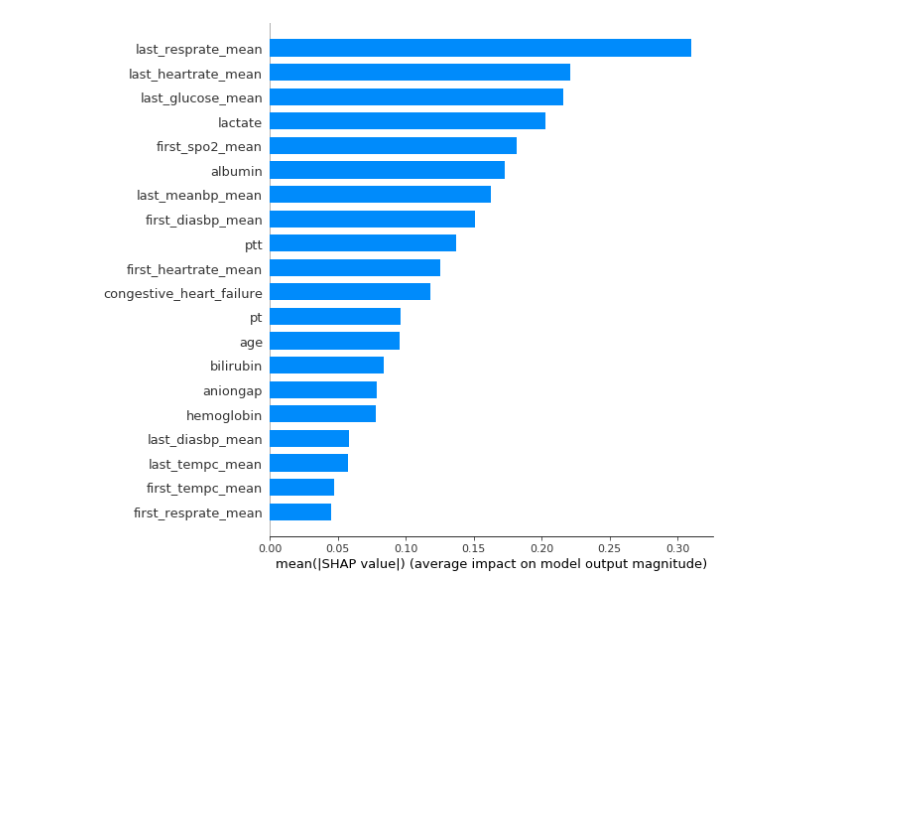
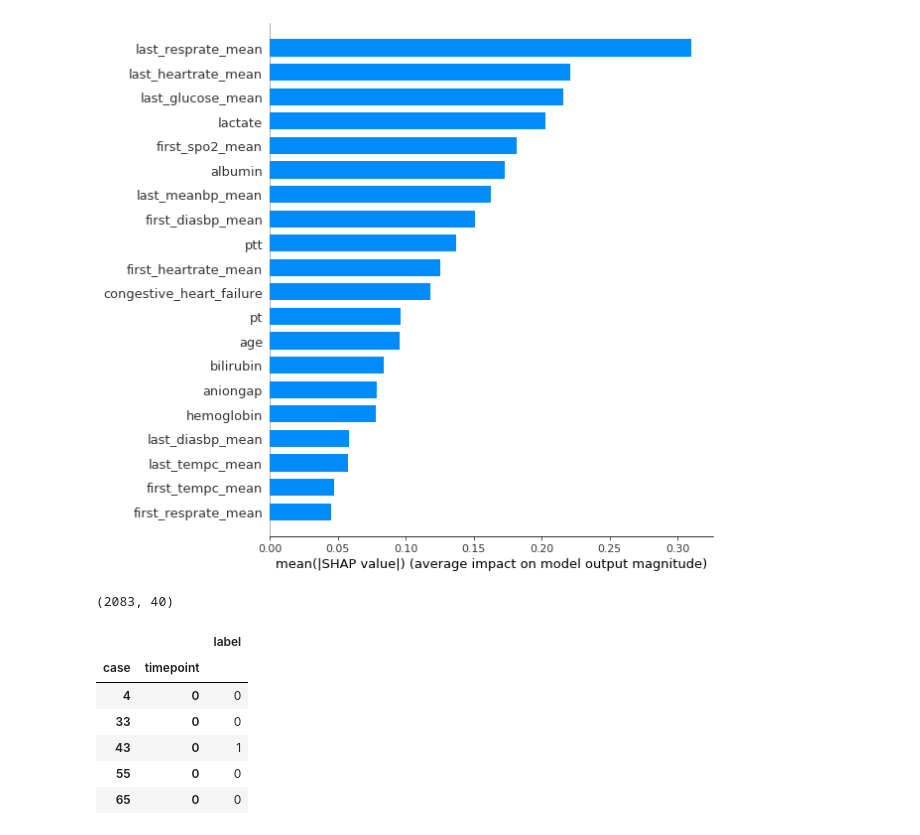
Before and after one commit to gstef80/MAgEC, a Jupyter notebook: MAgEC_Results.ipynb, the cells around one changed output. Cells and saved outputs as stored; diff of their text form; code cells hidden in the pictures; blank space fills up the shorter version.

```diff
--- a/MAgEC_Results.ipynb
+++ b/MAgEC_Results.ipynb
@@ -281,3 +281,17 @@ shap_values = explainer.shap_values(xst_valid)
 shap.summary_plot(shap_values, xst_valid, plot_type="bar")
 # %% [output]
 [figure]
+# %%
+shap_values.shape
+# %% [output]
+(2083, 40)
+# %%
+Y_valid.head()
+# %% [output]
+|  |  | label |
+| case | timepoint |  |
+| 4 | 0 | 0 |
+| 33 | 0 | 0 |
+| 43 | 0 | 1 |
+| 55 | 0 | 0 |
+| 65 | 0 | 0 |
```
Also changed, not shown: parts of 23 cells of this notebook, 1 other file.
